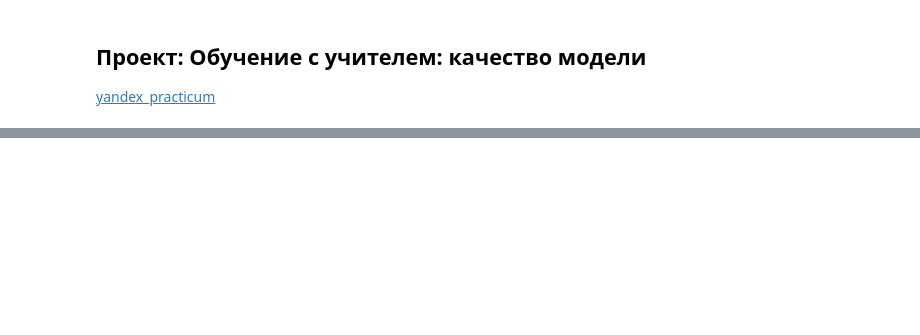
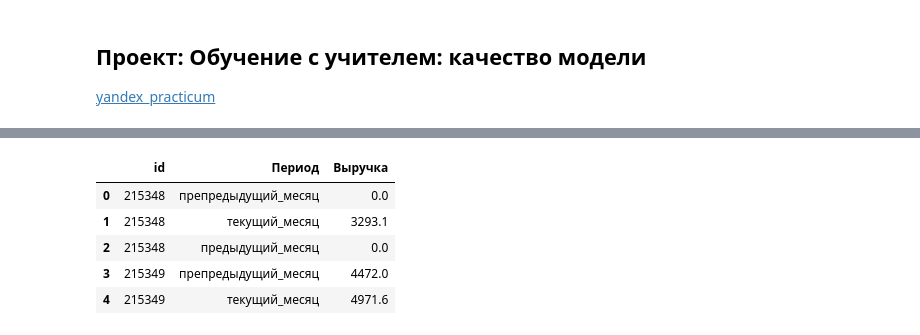
Before and after one commit to anthonypotekhin/studying, a Jupyter notebook: yandex_practicum/8_supervised_learning/sup_learn_proj.ipynb, the cells around one changed output, grey strips where cells are left out. Saved outputs shown, nothing was run; the diff lists cells and outputs as text; code cells hidden in the pictures; blank space fills up the shorter version.

```diff
--- a/yandex_practicum/8_supervised_learning/sup_learn_proj.ipynb
+++ b/yandex_practicum/8_supervised_learning/sup_learn_proj.ipynb
@@ -71,0 +150,9 @@ import math
+# %%
+market_money_df.head()
+# %% [output]
+|  | id | Период | Выручка |
+| 0 | 215348 | препредыдущий_месяц | 0.0 |
+| 1 | 215348 | текущий_месяц | 3293.1 |
+| 2 | 215348 | предыдущий_месяц | 0.0 |
+| 3 | 215349 | препредыдущий_месяц | 4472.0 |
+| 4 | 215349 | текущий_месяц | 4971.6 |
```
Also changed, not shown: parts of 14 cells of this notebook, 19 other files.
